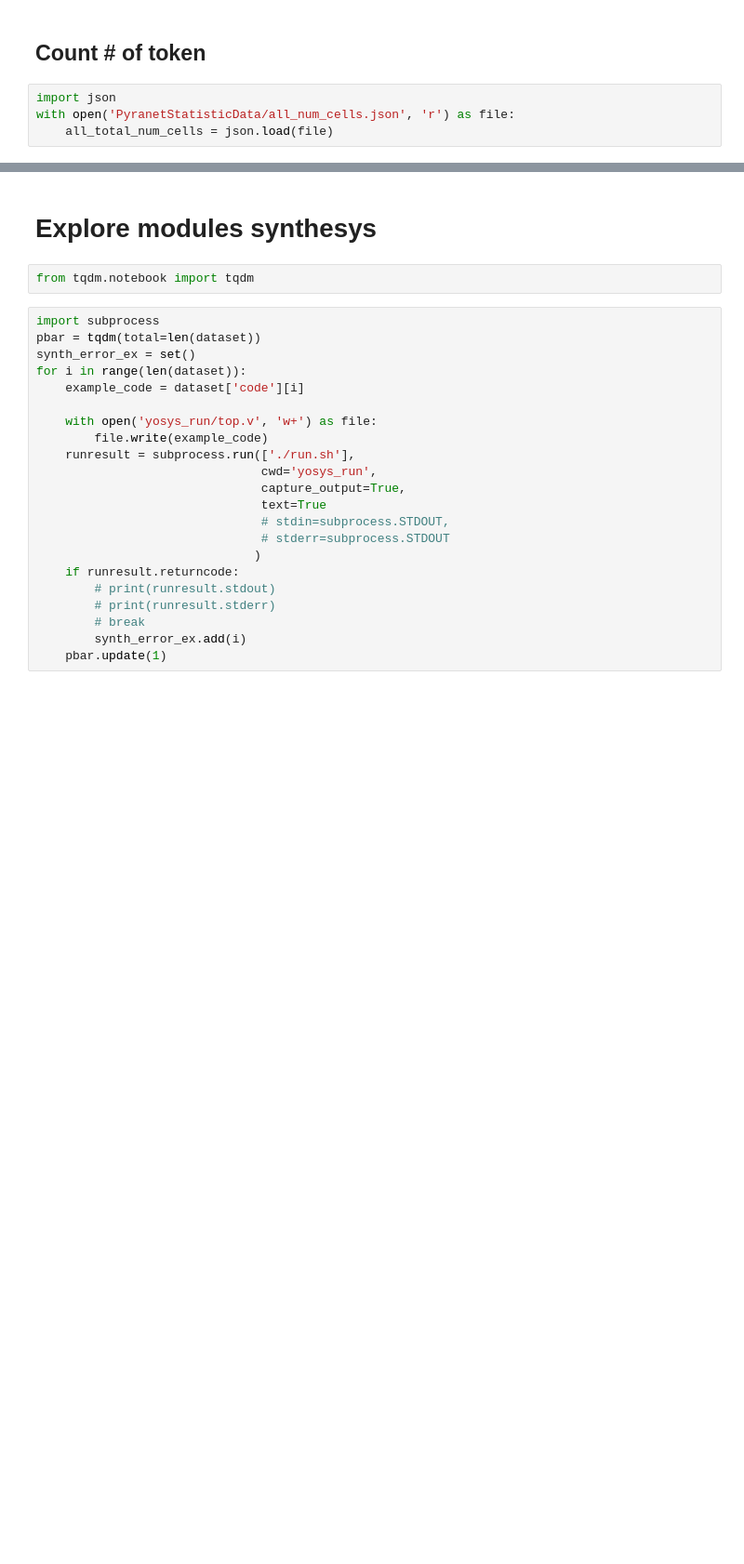
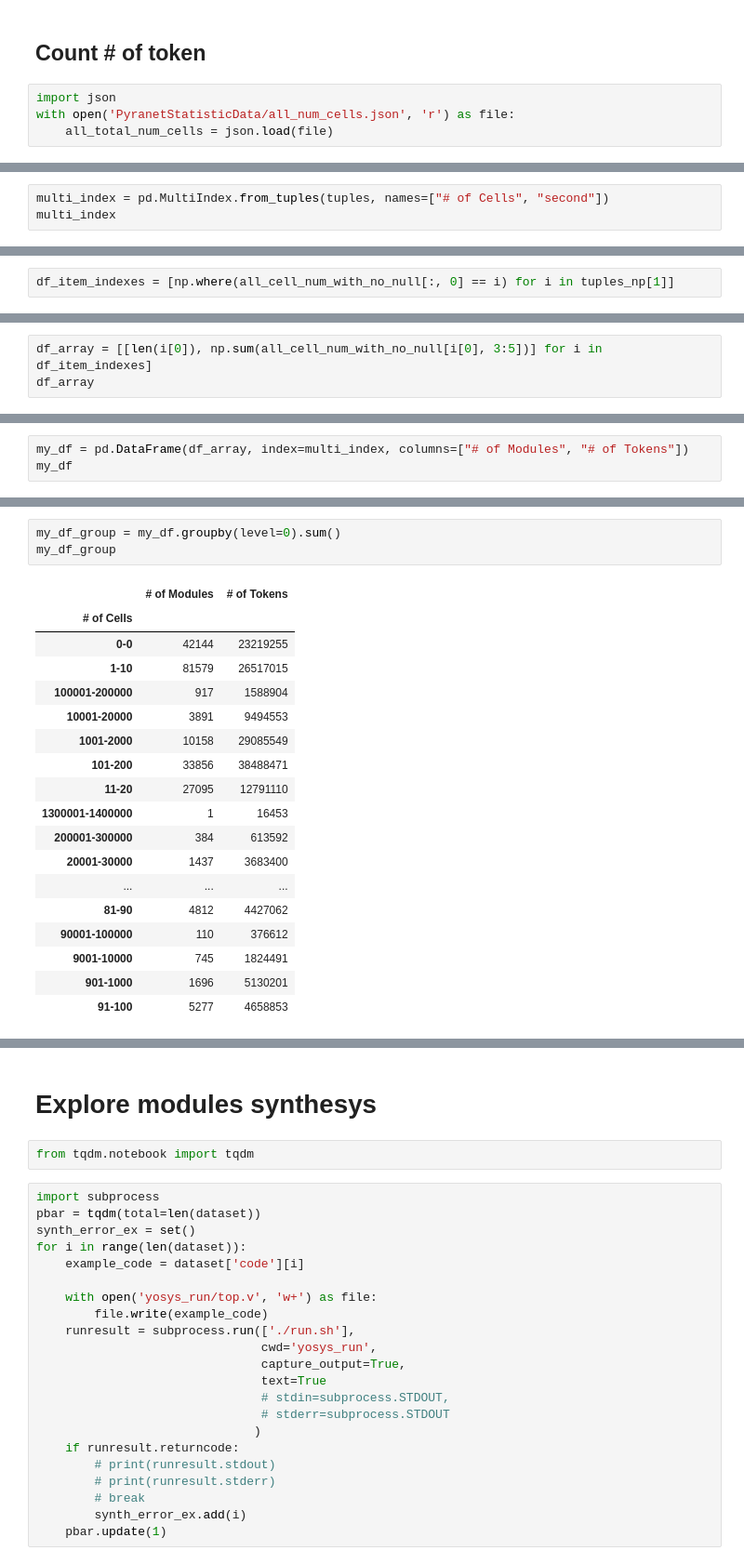
Before and after one commit to ngminhthanh12a3/GNU_COMBA, a Jupyter notebook: src/PyraNetExplore.ipynb, the cells around one changed output, grey strips where cells are left out. Shown at 93% size. Drawn from its saved outputs; the diff is of its cells as text; blank space fills up the shorter version.

```diff
--- a/src/PyraNetExplore.ipynb
+++ b/src/PyraNetExplore.ipynb
@@ -92,0 +237,3 @@ dataset = dataset.map(formatting_prompts_func, batched = True, num_proc=os.cpu_c
+# %%
+multi_index = pd.MultiIndex.from_tuples(tuples, names=["# of Cells", "second"])
+multi_index
@@ -92,0 +258,2 @@ dataset = dataset.map(formatting_prompts_func, batched = True, num_proc=os.cpu_c
+# %%
+df_item_indexes = [np.where(all_cell_num_with_no_null[:, 0] == i) for i in tuples_np[1]]
@@ -92,0 +280,3 @@ dataset = dataset.map(formatting_prompts_func, batched = True, num_proc=os.cpu_c
+# %%
+df_array = [[len(i[0]), np.sum(all_cell_num_with_no_null[i[0], 3:5])] for i in df_item_indexes]
+df_array
@@ -92,0 +301,3 @@ dataset = dataset.map(formatting_prompts_func, batched = True, num_proc=os.cpu_c
+# %%
+my_df = pd.DataFrame(df_array, index=multi_index, columns=["# of Modules", "# of Tokens"])
+my_df
@@ -92,0 +319,22 @@ dataset = dataset.map(formatting_prompts_func, batched = True, num_proc=os.cpu_c
+# %%
+my_df_group = my_df.groupby(level=0).sum()
+my_df_group
+# %% [output]
+|  | # of Modules | # of Tokens |
+| # of Cells |  |  |
+| 0-0 | 42144 | 23219255 |
+| 1-10 | 81579 | 26517015 |
+| 100001-200000 | 917 | 1588904 |
+| 10001-20000 | 3891 | 9494553 |
+| 1001-2000 | 10158 | 29085549 |
+| 101-200 | 33856 | 38488471 |
+| 11-20 | 27095 | 12791110 |
+| 1300001-1400000 | 1 | 16453 |
+| 200001-300000 | 384 | 613592 |
+| 20001-30000 | 1437 | 3683400 |
+| ... | ... | ... |
+| 81-90 | 4812 | 4427062 |
+| 90001-100000 | 110 | 376612 |
+| 9001-10000 | 745 | 1824491 |
+| 901-1000 | 1696 | 5130201 |
+| 91-100 | 5277 | 4658853 |
```
Also changed, not shown: parts of 94 cells of this notebook, 23 other files.
